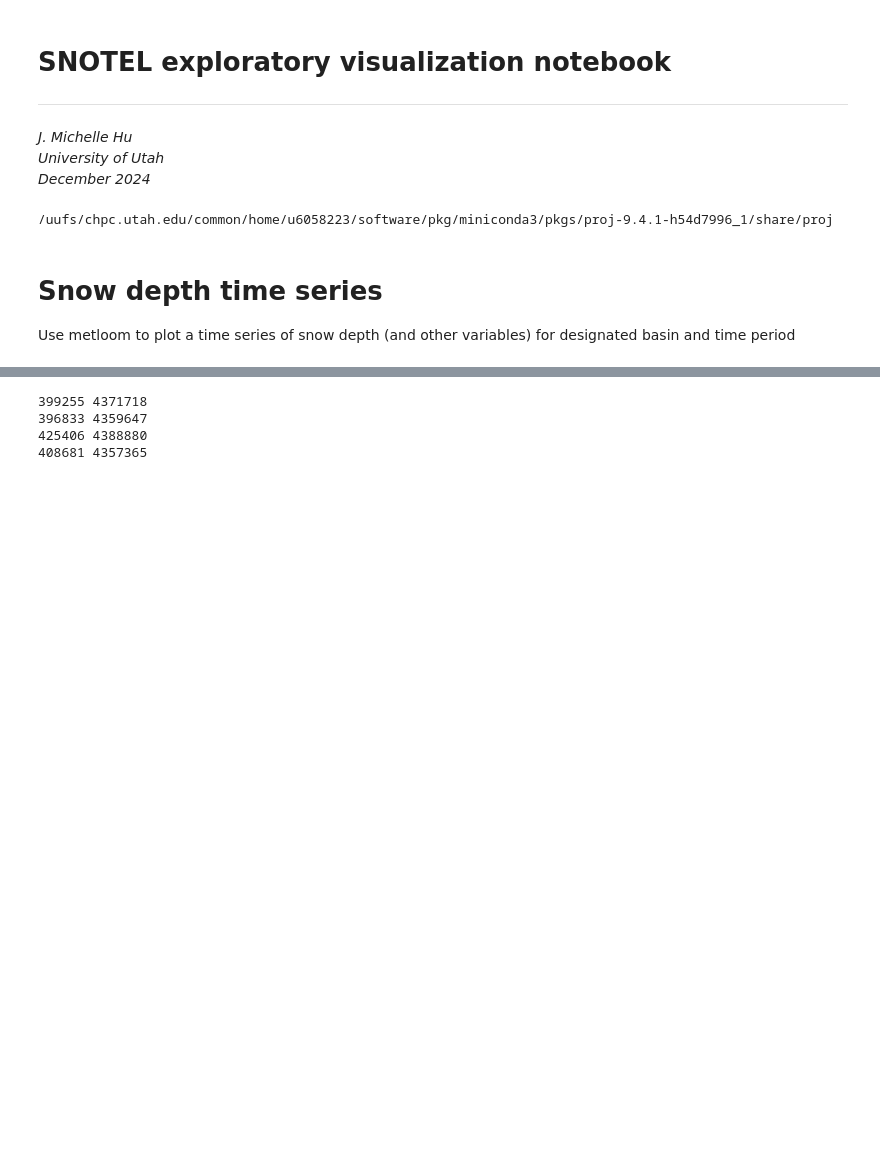
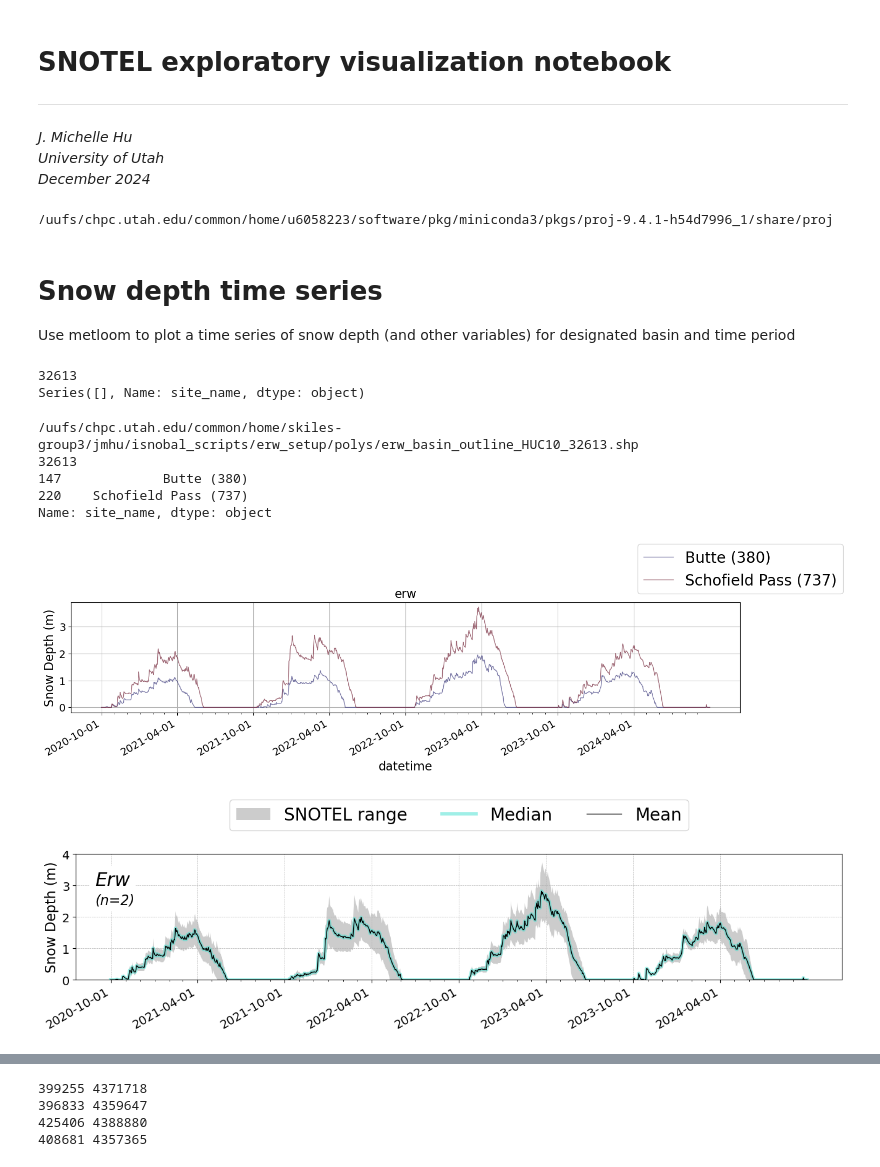
Before and after one commit to jmichellehu/ucrb-isnobal, a Jupyter notebook: notebooks/snotel/snotel_exploration.ipynb, the cells around one changed output, grey strips where cells are left out. Drawn from its saved outputs; the diff is of its cells as text; code cells hidden in the pictures; blank space fills up the shorter version.

```diff
--- a/notebooks/snotel/snotel_exploration.ipynb
+++ b/notebooks/snotel/snotel_exploration.ipynb
@@ -168,2 +188,11 @@ def plot_summary_basin_snotel_ts(basin, snotel_megadf, combined, linewidth=1, sn
+# %%
+basin = 'Yosemite_AOI'
+gdf_metloom, snotel_dfs, snotel_metadf = get_basin_snotel_ts(WY=WY_list, allsites_fn=allsites_fn, ST='CA', bbox=[280000.921081, 4150000, 304408.697508, 4215375], epsg=32611)
+# snotel_megadf, snowdepth_cols, combined = prep_basin_snotel_ts(snotel_dfs)
+# plot_indiv_basin_snotel_ts(basin, snotel_megadf, snowdepth_cols, combined, colors=sns.palettes.color_palette('icefire', n_colors=len(snotel_dfs)))
+# plot_summary_basin_snotel_ts(basin, snotel_megadf, combined, vmin=vmin, vmax=vmax)
+# %% [output]
+32613
+Series([], Name: site_name, dtype: object)
 # %%
 vmin, vmax = 0, 4
@@ -169,0 +217,14 @@ vmin, vmax = 0, 4
+# %%
+basin = 'erw'
+gdf_metloom, snotel_dfs, snotel_metadf = get_basin_snotel_ts(basin=basin, WY=WY_list, allsites_fn=allsites_fn, script_dir=script_dir)
+snotel_megadf, snowdepth_cols, combined = prep_basin_snotel_ts(snotel_dfs)
+plot_indiv_basin_snotel_ts(basin, snotel_megadf, snowdepth_cols, combined, colors=sns.palettes.color_palette('icefire', n_colors=len(snotel_dfs)))
+plot_summary_basin_snotel_ts(basin, snotel_megadf, combined, vmin=vmin, vmax=vmax)
+# %% [output]
+/uufs/chpc.utah.edu/common/home/skiles-group3/jmhu/isnobal_scripts/erw_setup/polys/erw_basin_outline_HUC10_32613.shp
+32613
+147             Butte (380)
+220    Schofield Pass (737)
+Name: site_name, dtype: object
+[figure, added]
+[figure, added]
```
Also changed, not shown: parts of 16 cells of this notebook.
